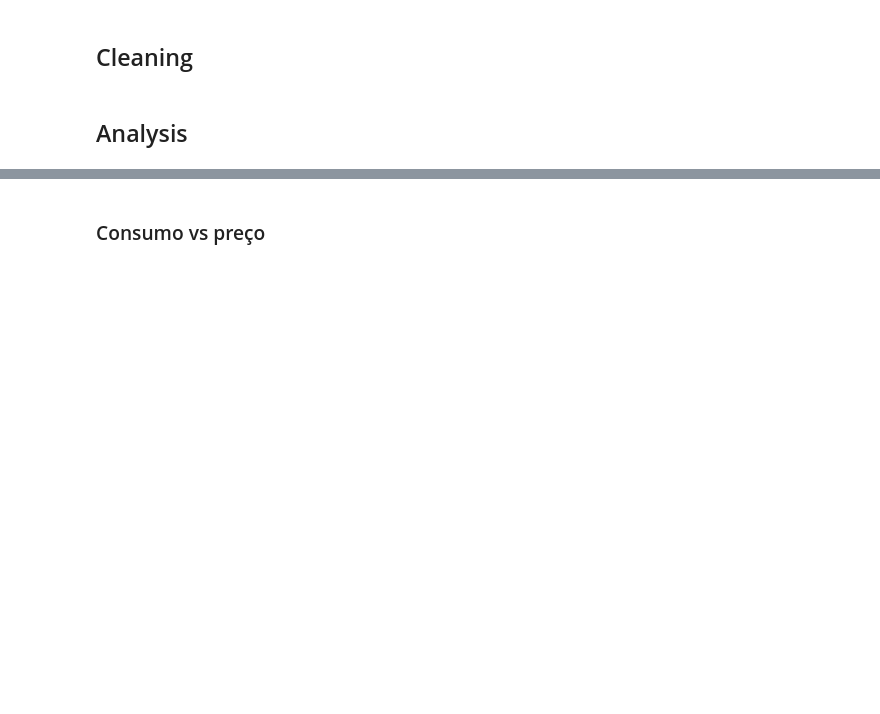
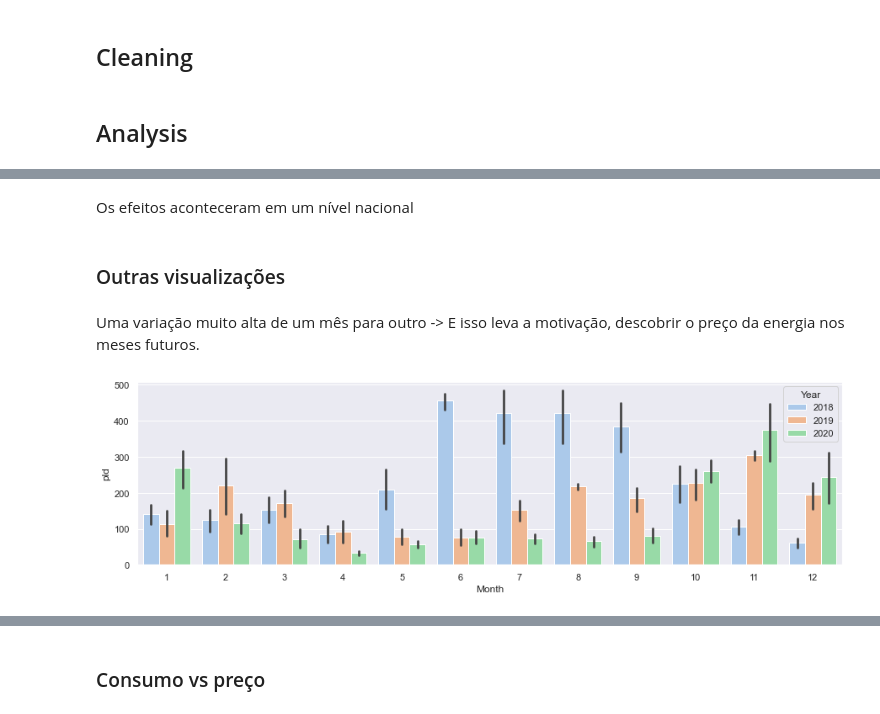
Before and after one commit to rocabrera/python-learning, a Jupyter notebook: advanced/pandas/projeto_energia/example_project.ipynb, the cells around one changed output, grey strips where cells are left out. Drawn from its saved outputs; the diff is of its cells as text; code cells hidden in the pictures; blank space fills up the shorter version.

```diff
--- a/advanced/pandas/projeto_energia/example_project.ipynb
+++ b/advanced/pandas/projeto_energia/example_project.ipynb
@@ -70,0 +129,13 @@ infopld18_clean.head(10)
+# %% [markdown]
+Os efeitos aconteceram em um nível nacional
+# %% [markdown]
+### Outras visualizações
+# %% [markdown]
+Uma variação muito alta de um mês para outro -> E isso leva a motivação, descobrir o preço da energia nos meses futuros.
+# %%
+fig = plt.figure(figsize=(15,4))
+sns.barplot(x="Month", y="pld", data=weekly_df,
+            hue='Year',color="b", palette='pastel')
+plt.show()
+# %% [output]
+[figure, added]
```
Also changed, not shown: parts of 24 cells of this notebook.
